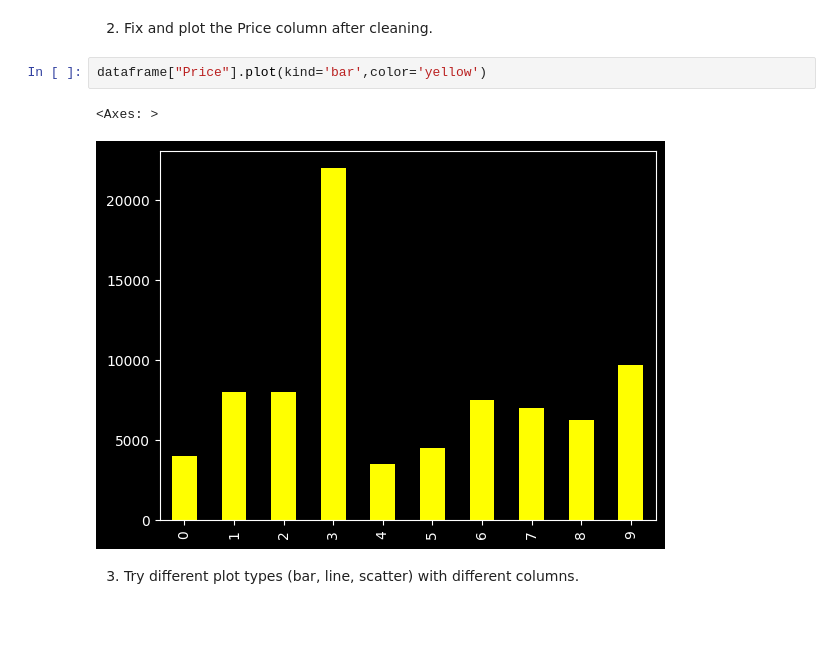
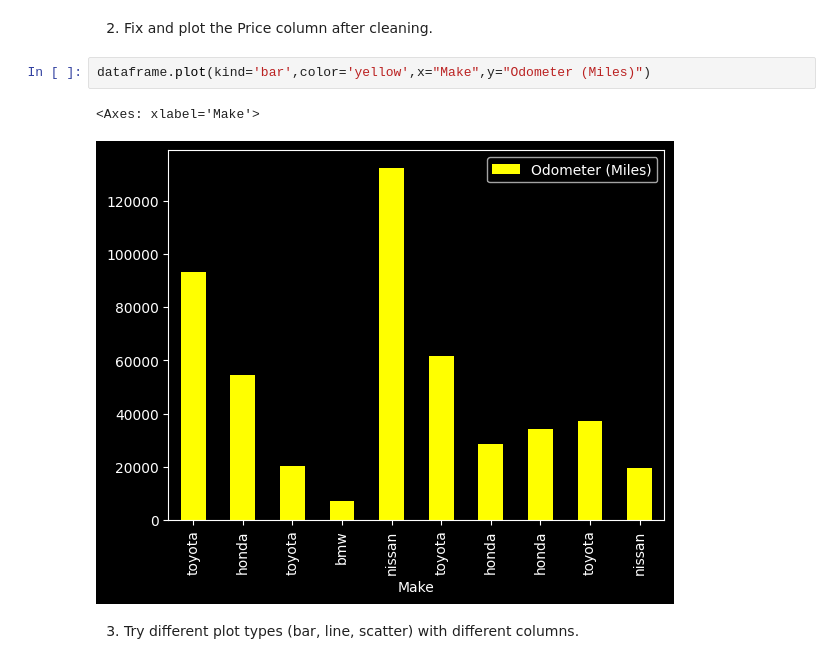
Before and after one commit to Muhammad-Bilal1605/LearningAI, a Jupyter notebook: scripts/Assignment2: Pandas.ipynb, the cells around one changed output. Saved outputs shown, nothing was run; the diff lists cells and outputs as text; blank space fills up the shorter version.

```diff
--- a/scripts/Assignment2: Pandas.ipynb
+++ b/scripts/Assignment2: Pandas.ipynb
@@ -790,10 +804,10 @@ dataframe["Odometer (KM)"].hist(color='green')
 # %% [markdown]
 2) Fix and plot the Price column after cleaning.
 # %%
-dataframe["Price"].plot(kind='bar',color='yellow')
+dataframe.plot(kind='bar',color='yellow',x="Make",y="Odometer (Miles)")
 # %% [output]
-<Axes: >
+<Axes: xlabel='Make'>
-[figure, old version]
+[figure, new version]
 # %% [markdown]
 3) Try different plot types (bar, line, scatter) with different columns.
 # %%
```
Also changed, not shown: parts of 3 cells of this notebook.
